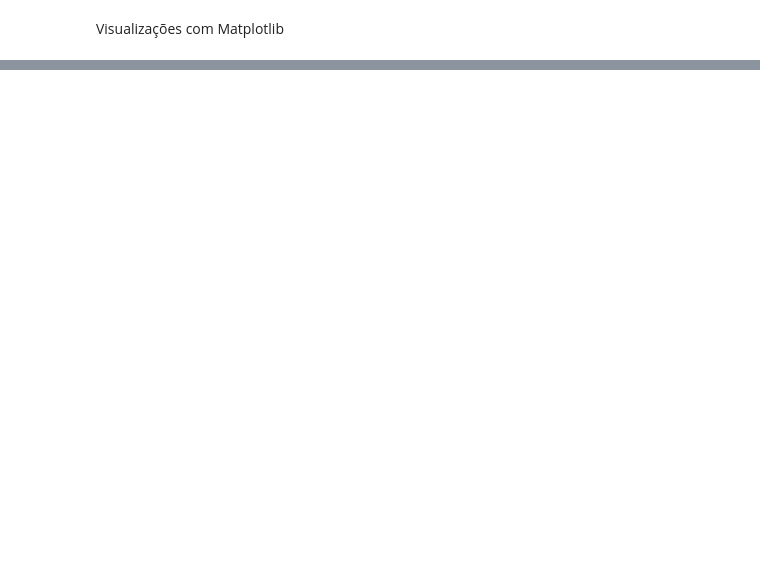
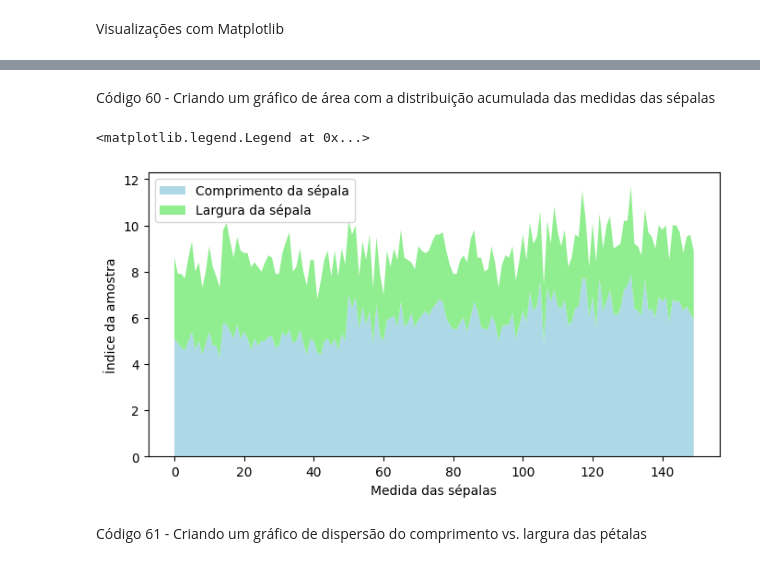
Before and after one commit to mariotlemes/pos-NLP, a Jupyter notebook: src/preliminar/python_para_processamento_de_dados.ipynb, the cells around one changed output, grey strips where cells are left out. Drawn from its saved outputs; the diff is of its cells as text; code cells hidden in the pictures; blank space fills up the shorter version.

```diff
--- a/src/preliminar/python_para_processamento_de_dados.ipynb
+++ b/src/preliminar/python_para_processamento_de_dados.ipynb
@@ -540,0 +847,33 @@ plt.show()
+# %% [markdown]
+Código 60 - Criando um gráfico de área com a distribuição acumulada das medidas
+das sépalas
+# %%
+import pandas as pd
+import matplotlib.pyplot as plt
+
+
+url = 'https://raw.githubusercontent.com/uiuc-cse/data-fa14/gh-pages/data/iris.csv'
+
+iris = pd.read_csv(url)
+
+x = range(len(iris))
+
+y_sepal_length = iris['sepal_length'].fillna(0)
+y_sepal_width = iris['sepal_width'].fillna(0)
+
+plt.figure(figsize=(8,4))
+
+plt.stackplot(x, y_sepal_length, y_sepal_width, labels=["Comprimento da sépala", "Largura da sépala"],
+              colors=['lightblue', 'lightgreen'])
+
+plt.xlabel("Medida das sépalas")
+plt.ylabel("Índice da amostra")
+
+# alterando a posição da leganda
+plt.legend(loc='upper left')
+# print(x)
+# %% [output]
+<matplotlib.legend.Legend at 0x...>
+[figure, added]
+# %% [markdown]
+Código 61 - Criando um gráfico de dispersão do comprimento vs. largura das pétalas
```
Also changed, not shown: parts of 53 cells of this notebook.
